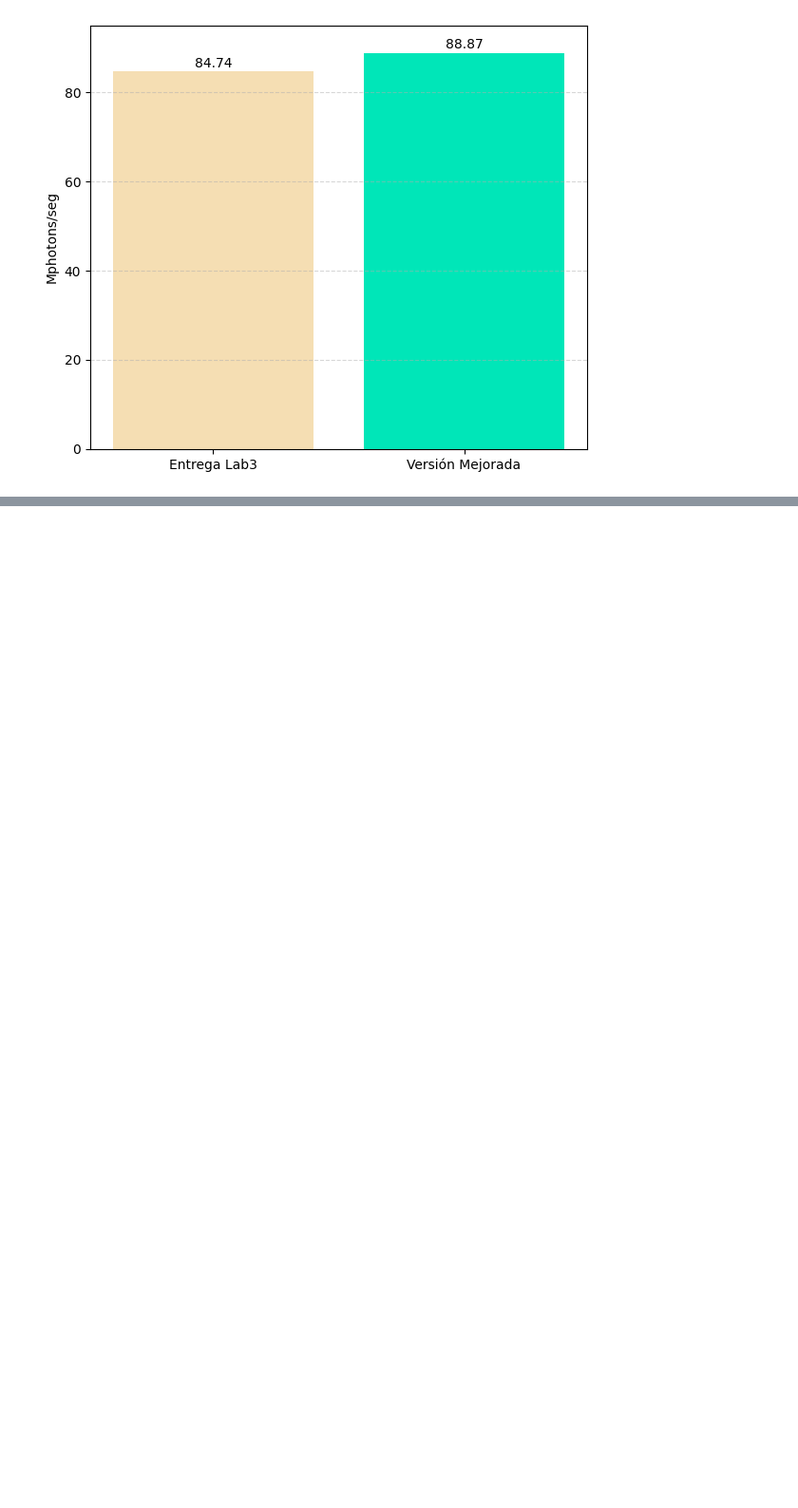
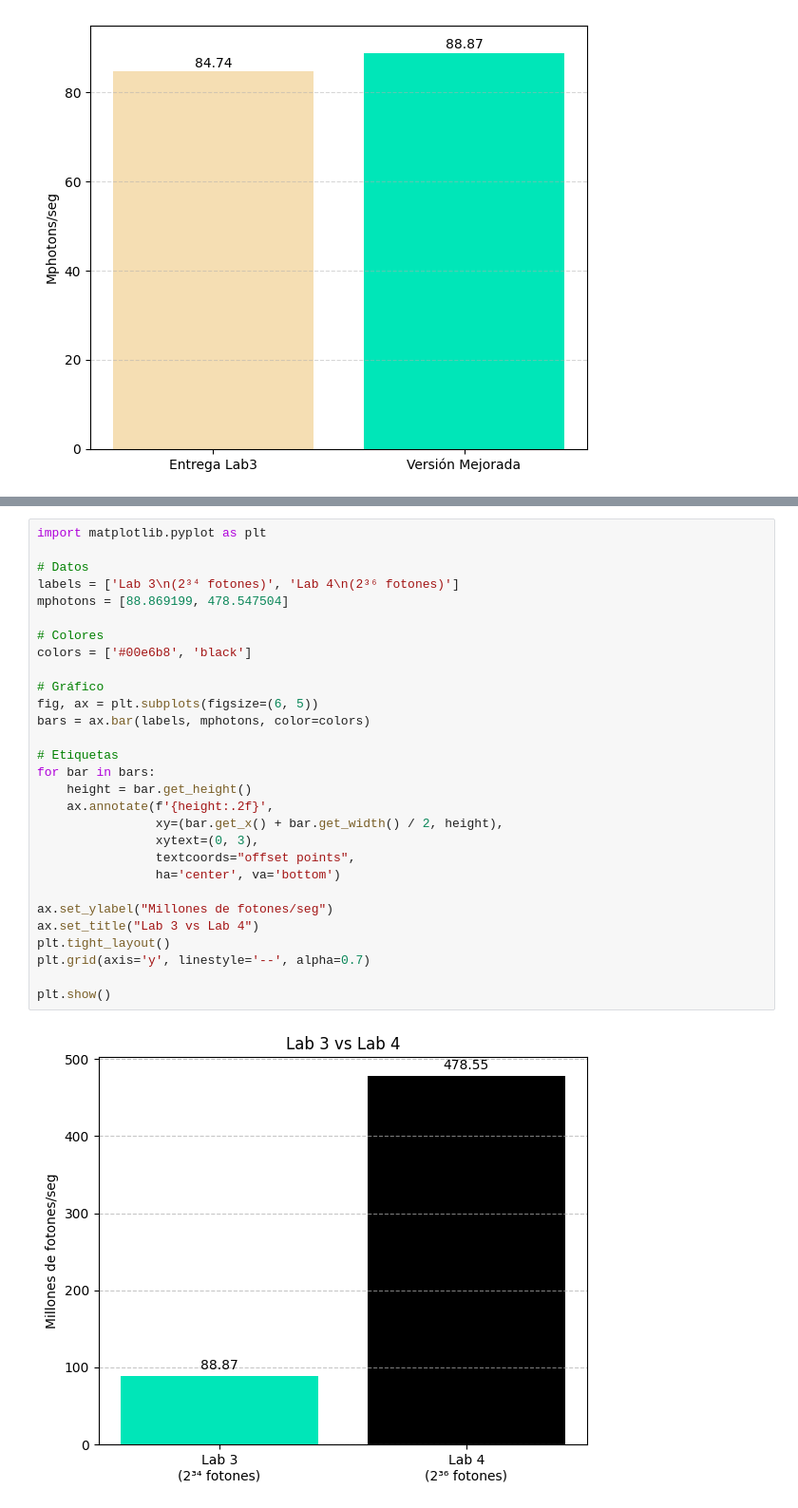
Before and after one commit to Camilo649/Computacion-Paralela-2025-FaMAF, a Jupyter notebook: tiny_mc/Graficador.ipynb, the cells around one changed output, grey strips where cells are left out. Shown: that part at 95% size. Drawn from its saved outputs; the diff is of its cells as text; blank space fills up the shorter version.

```diff
--- a/tiny_mc/Graficador.ipynb
+++ b/tiny_mc/Graficador.ipynb
@@ -960,0 +1071,31 @@ plt.show()
+# %%
+import matplotlib.pyplot as plt
+
+# Datos
+labels = ['Lab 3\n(2³⁴ fotones)', 'Lab 4\n(2³⁶ fotones)']
+mphotons = [88.869199, 478.547504]
+
+# Colores
+colors = ['#00e6b8', 'black']
+
+# Gráfico
+fig, ax = plt.subplots(figsize=(6, 5))
+bars = ax.bar(labels, mphotons, color=colors)
+
+# Etiquetas
+for bar in bars:
+    height = bar.get_height()
+    ax.annotate(f'{height:.2f}',
+                xy=(bar.get_x() + bar.get_width() / 2, height),
+                xytext=(0, 3),
+                textcoords="offset points",
+                ha='center', va='bottom')
+
+ax.set_ylabel("Millones de fotones/seg")
+ax.set_title("Lab 3 vs Lab 4")
+plt.tight_layout()
+plt.grid(axis='y', linestyle='--', alpha=0.7)
+
+plt.show()
+# %% [output]
+[figure, added]
```
Also changed, not shown: parts of 3 cells of this notebook, 12 other files.
